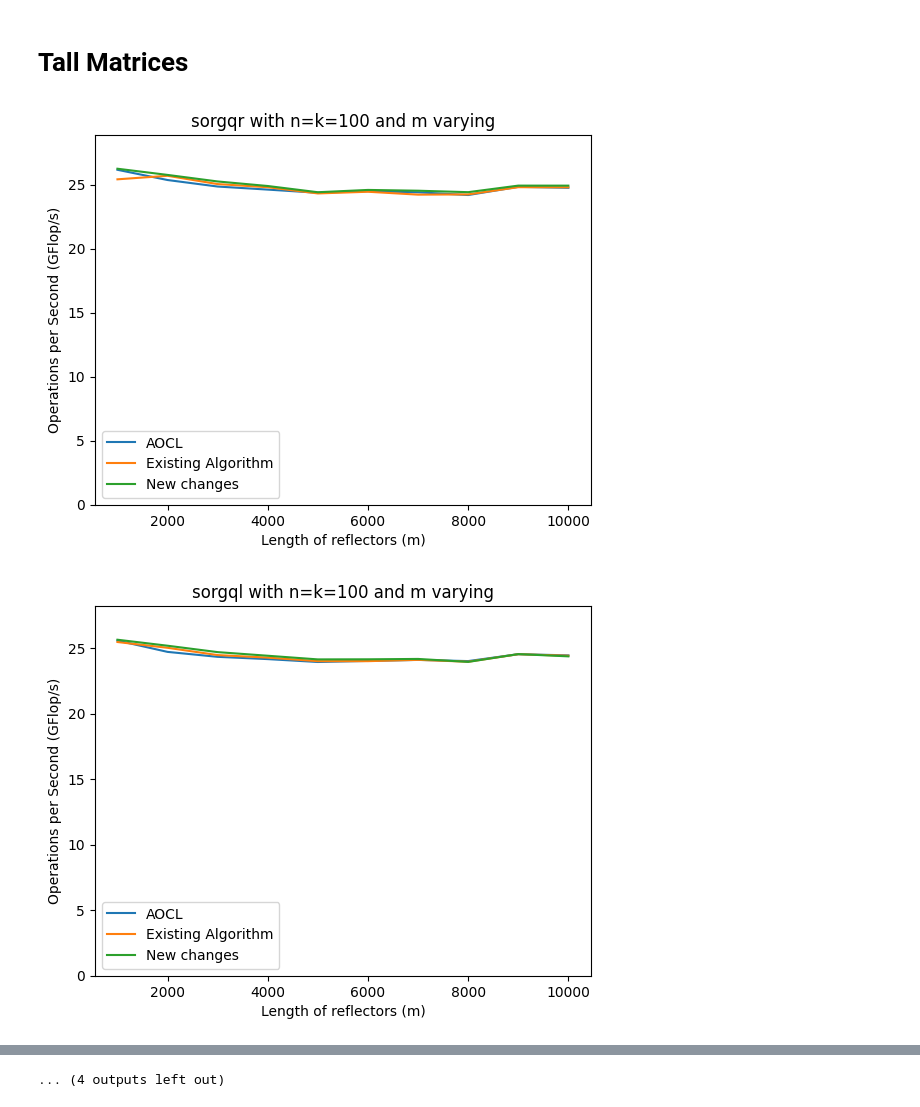
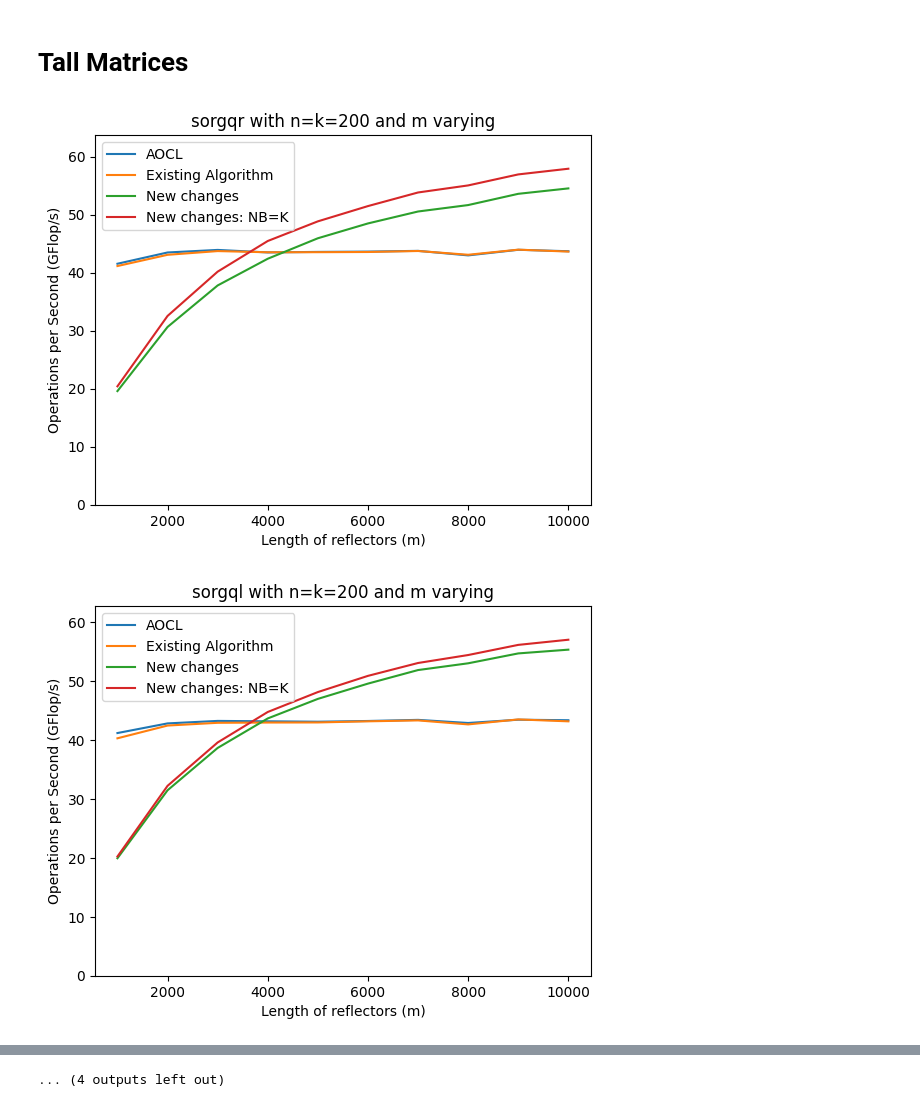
Before and after one commit to jprhyne/xor-xungqr, a Jupyter notebook: qr/timingData/generateFigs.ipynb, the cells around one changed output, grey strips where cells are left out. Cells and saved outputs as stored; diff of their text form; code cells hidden in the pictures.

```diff
--- a/qr/timingData/generateFigs.ipynb
+++ b/qr/timingData/generateFigs.ipynb
@@ -326,4 +384,6 @@ double_complex_rqOpt, double_complex_rqRef, double_complex_rqNew, double_complex
 # %%
 x_title = "Number of reflectors (k)"
 y_title = "Operations per Second (GFlop/s)"
+title_suffix = " with m=n=1000 and k varying"
+label_vector = np.array(["AOCL", "Existing Algorithm", "New changes", "New changes: NB=K"])
 # %%
@@ -390,42 +451,43 @@ double_complex_rqOpt, double_complex_rqRef, double_complex_rqNew, double_complex
 # %%
 x_title = "Length of reflectors (m)"
 y_title = "Operations per Second (GFlop/s)"
+title_suffix = " with n=k=200 and m varying"
 # %%
-createFigure(mVec, np.array([single_real_qrOpt, single_real_qrRef, single_real_qrNew]), np.array(["AOCL", "Existing Algorithm", "New changes"]),
-             "sorgqr with n=k=100 and m varying", x_title, y_title)
-createFigure(mVec, np.array([single_real_qlOpt, single_real_qlRef, single_real_qlNew]), np.array(["AOCL", "Existing Algorithm", "New changes"]),
-             "sorgql with n=k=100 and m varying", x_title, y_title)
-createFigure(mVec, np.array([single_real_rqOpt, single_real_rqRef, single_real_rqNew]), np.array(["AOCL", "Existing Algorithm", "New changes"]),
-             "sorgrq with n=k=100 and m varying", x_title, y_title)
-createFigure(mVec, np.array([single_real_lqOpt, single_real_lqRef, single_real_lqNew]), np.array(["AOCL", "Existing Algorithm", "New changes"]),
-             "sorglq with n=k=100 and m varying", x_title, y_title)
+createFigure(mVec, np.array([single_real_qrOpt, single_real_qrRef, single_real_qrNew, single_real_qrNb]), label_vector,
+             "sorgqr" + title_suffix, x_title, y_title)
+createFigure(mVec, np.array([single_real_qlOpt, single_real_qlRef, single_real_qlNew, single_real_qlNb]), label_vector,
+             "sorgql" + title_suffix, x_title, y_title)
+createFigure(mVec, np.array([single_real_rqOpt, single_real_rqRef, single_real_rqNew, single_real_rqNb]), label_vector,
+             "sorgrq" + title_suffix, x_title, y_title)
+createFigure(mVec, np.array([single_real_lqOpt, single_real_lqRef, single_real_lqNew, single_real_lqNb]), label_vector,
+             "sorglq" + title_suffix, x_title, y_title)
 #########################################################################################################################################################
-createFigure(mVec, np.array([single_complex_qrOpt, single_complex_qrRef, single_complex_qrNew]), np.array(["AOCL", "Existing Algorithm", "New changes"]),
-             "cungqr with n=k=100 and m varying", x_title, y_title)
-createFigure(mVec, np.array([single_complex_qlOpt, single_complex_qlRef, single_complex_qlNew]), np.array(["AOCL", "Existing Algorithm", "New changes"]),
-             "cungql with n=k=100 and m varying", x_title, y_title)
-createFigure(mVec, np.array([single_complex_rqOpt, single_complex_rqRef, single_complex_rqNew]), np.array(["AOCL", "Existing Algorithm", "New changes"]),
-             "cungrq with n=k=100 and m varying", x_title, y_title)
-createFigure(mVec, np.array([single_complex_lqOpt, single_complex_lqRef, single_complex_lqNew]), np.array(["AOCL", "Existing Algorithm", "New changes"]),
-             "cunglq with n=k=100 and m varying", x_title, y_title)
+createFigure(mVec, np.array([single_complex_qrOpt, single_complex_qrRef, single_complex_qrNew, single_complex_qrNb]), label_vector,
+             "cungqr" + title_suffix, x_title, y_title)
+createFigure(mVec, np.array([single_complex_qlOpt, single_complex_qlRef, single_complex_qlNew, single_complex_qlNb]), label_vector,
+             "cungql" + title_suffix, x_title, y_title)
+createFigure(mVec, np.array([single_complex_rqOpt, single_complex_rqRef, single_complex_rqNew, single_complex_rqNb]), label_vector,
+             "cungrq" + title_suffix, x_title, y_title)
+createFigure(mVec, np.array([single_complex_lqOpt, single_complex_lqRef, single_complex_lqNew, single_complex_lqNb]), label_vector,
+             "cunglq" + title_suffix, x_title, y_title)
 #########################################################################################################################################################
-createFigure(mVec, np.array([double_real_qrOpt, double_real_qrRef, double_real_qrNew]), np.array(["AOCL", "Existing Algorithm", "New changes"]),
-             "dorgqr with n=k=100 and m varying", x_title, y_title)
-createFigure(mVec, np.array([double_real_qlOpt, double_real_qlRef, double_real_qlNew]), np.array(["AOCL", "Existing Algorithm", "New changes"]),
-             "dorgql with n=k=100 and m varying", x_title, y_title)
-createFigure(mVec, np.array([double_real_rqOpt, double_real_rqRef, double_real_rqNew]), np.array(["AOCL", "Existing Algorithm", "New changes"]),
-             "dorgrq with n=k=100 and m varying", x_title, y_title)
-createFigure(mVec, np.array([double_real_lqOpt, double_real_lqRef, double_real_lqNew]), np.array(["AOCL", "Existing Algorithm", "New changes"]),
-             "dorglq with n=k=100 and m varying", x_title, y_title)
+createFigure(mVec, np.array([double_real_qrOpt, double_real_qrRef, double_real_qrNew, double_real_qrNb]), label_vector,
+             "dorgqr" + title_suffix, x_title, y_title)
+createFigure(mVec, np.array([double_real_qlOpt, double_real_qlRef, double_real_qlNew, double_real_qlNb]), label_vector,
+             "dorgql" + title_suffix, x_title, y_title)
+createFigure(mVec, np.array([double_real_rqOpt, double_real_rqRef, double_real_rqNew, double_real_rqNb]), label_vector,
+             "dorgrq" + title_suffix, x_title, y_title)
+createFigure(mVec, np.array([double_real_lqOpt, double_real_lqRef, double_real_lqNew, double_real_lqNb]), label_vector,
+             "dorglq" + title_suffix, x_title, y_title)
 #########################################################################################################################################################
-createFigure(mVec, np.array([double_complex_qrOpt, double_complex_qrRef, double_complex_qrNew]), np.array(["AOCL", "Existing Algorithm", "New changes"]),
-             "zungqr with n=k=100 and m varying", x_title, y_title)
-createFigure(mVec, np.array([double_complex_qlOpt, double_complex_qlRef, double_complex_qlNew]), np.array(["AOCL", "Existing Algorithm", "New changes"]),
-             "zungql with n=k=100 and m varying", x_title, y_title)
-createFigure(mVec, np.array([double_complex_rqOpt, double_complex_rqRef, double_complex_rqNew]), np.array(["AOCL", "Existing Algorithm", "New changes"]),
-             "zungrq with n=k=100 and m varying", x_title, y_title)
-createFigure(mVec, np.array([double_complex_lqOpt, double_complex_lqRef, double_complex_lqNew]), np.array(["AOCL", "Existing Algorithm", "New changes"]),
-             "zunglq with n=k=100 and m varying", x_title, y_title)
+createFigure(mVec, np.array([double_complex_qrOpt, double_complex_qrRef, double_complex_qrNew, double_complex_qrNb]), label_vector,
+             "zungqr" + title_suffix, x_title, y_title)
+createFigure(mVec, np.array([double_complex_qlOpt, double_complex_qlRef, double_complex_qlNew, double_complex_qlNb]), label_vector,
+             "zungql" + title_suffix, x_title, y_title)
+createFigure(mVec, np.array([double_complex_rqOpt, double_complex_rqRef, double_complex_rqNew, double_complex_rqNb]), label_vector,
+             "zungrq" + title_suffix, x_title, y_title)
+createFigure(mVec, np.array([double_complex_lqOpt, double_complex_lqRef, double_complex_lqNew, double_complex_lqNb]), label_vector,
+             "zunglq" + title_suffix, x_title, y_title)
 # %% [output]
-[figure, old version]
+[figure, new version]
-[figure, old version]
+[figure, new version]
```
Also changed, not shown: parts of 7 cells of this notebook, 52 other files.
